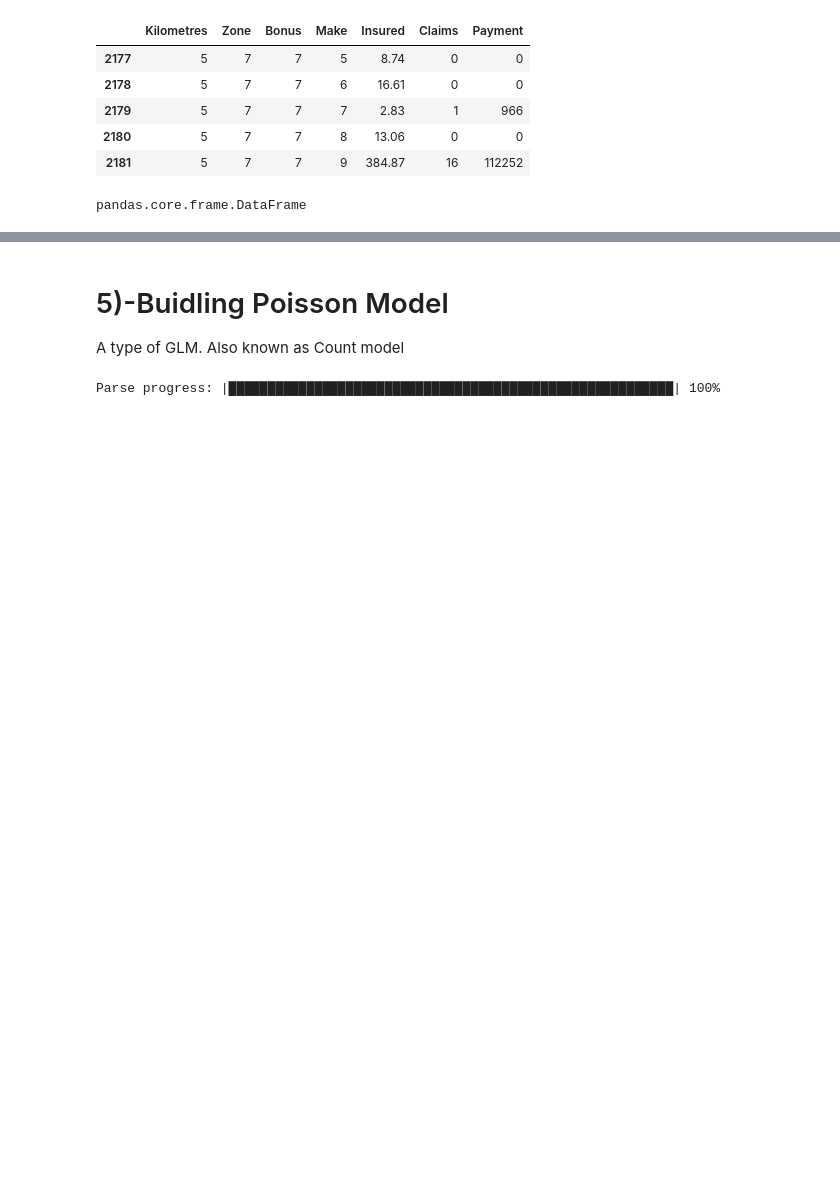
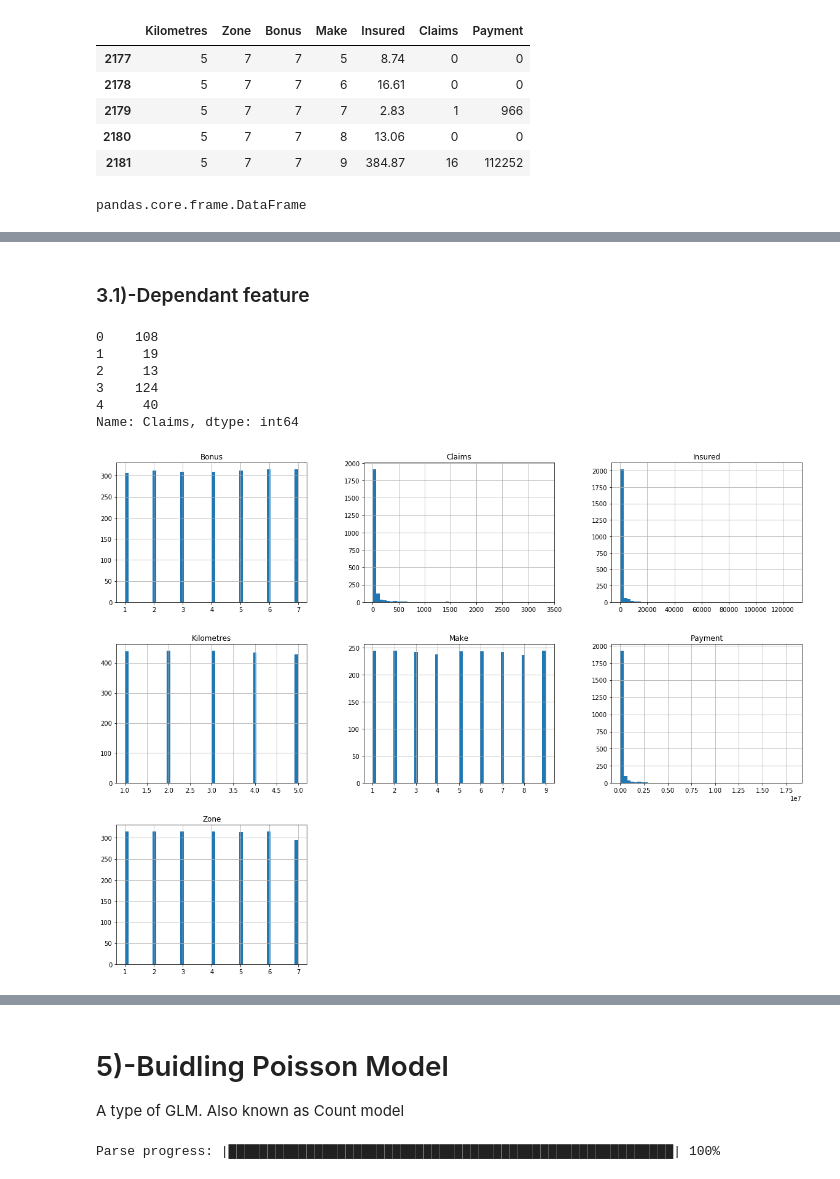
Before and after one commit to HassanSherwani/Kaggle_Challenges, a Jupyter notebook: Swedish_Motor _Insurance/Kaggle-car_insurance.ipynb, the cells around one changed output, grey strips where cells are left out. Drawn from its saved outputs; the diff is of its cells as text; code cells hidden in the pictures; blank space fills up the shorter version.

```diff
--- a/Swedish_Motor _Insurance/Kaggle-car_insurance.ipynb
+++ b/Swedish_Motor _Insurance/Kaggle-car_insurance.ipynb
@@ -81,0 +109,17 @@ pandas.core.frame.DataFrame
+# %% [markdown]
+### 3.1)-Dependant feature
+# %%
+df_insurance['Claims'].head()
+# %% [output]
+0    108
+1     19
+2     13
+3    124
+4     40
+Name: Claims, dtype: int64
+# %%
+# Distribution of Features
+df_insurance.hist(bins=50, figsize=(20,15))
+plt.show()
+# %% [output]
+[figure, added]
```
Also changed, not shown: parts of 72 cells of this notebook.
